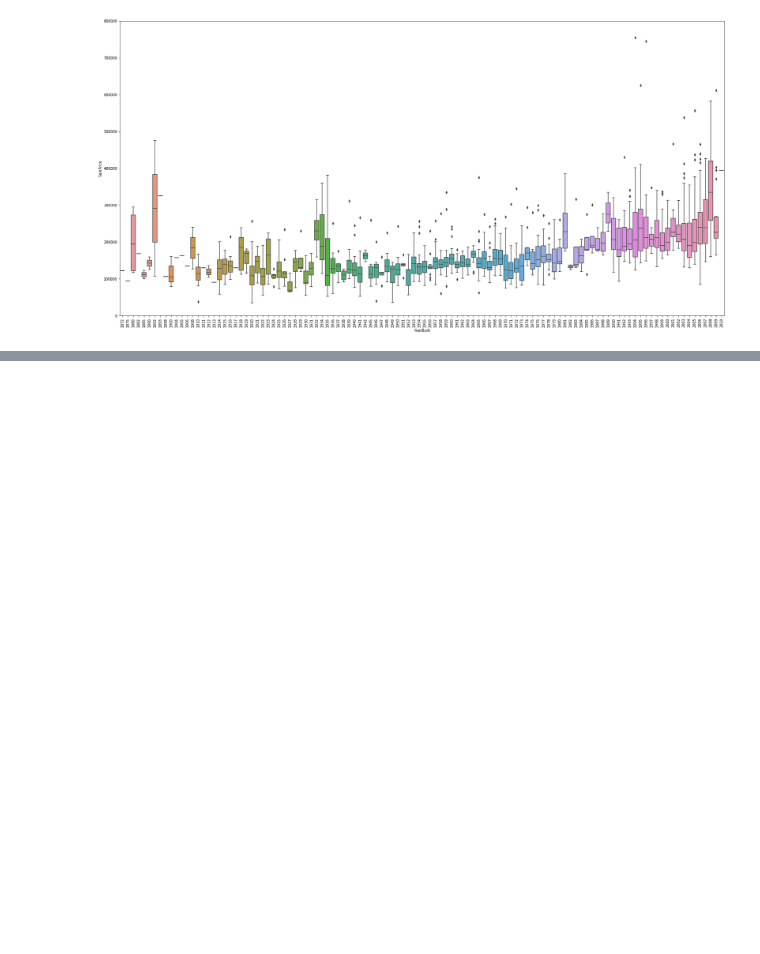
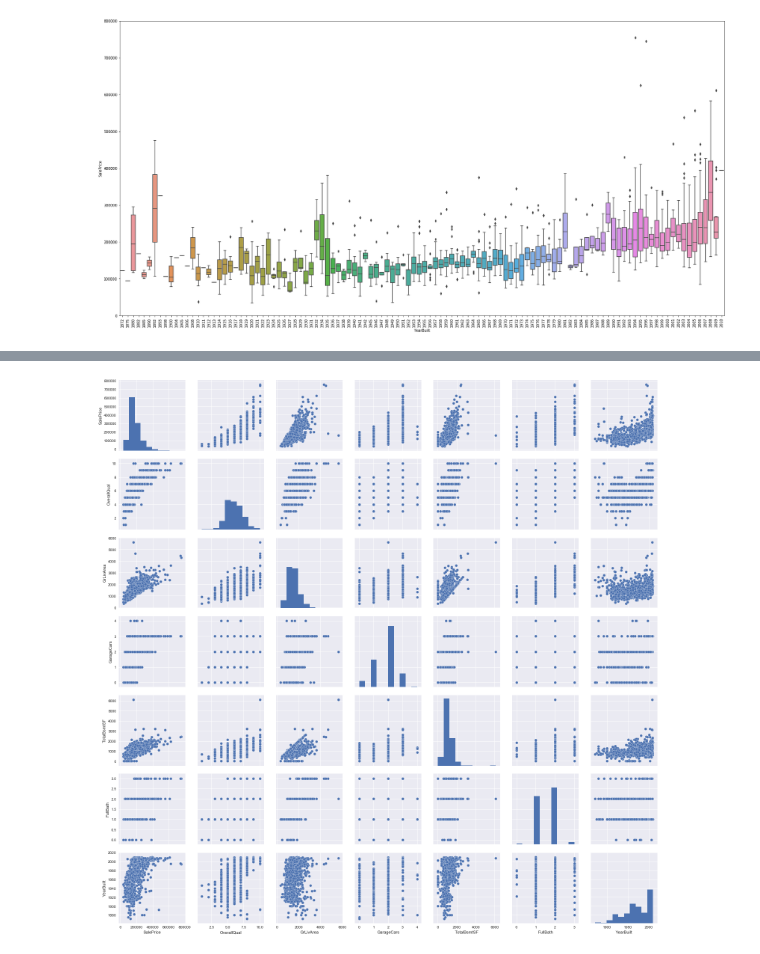
Before and after one commit to Hamifthi/100_days_of_machinelearning, a Jupyter notebook: House prices/Data explotary.ipynb, the cells around one changed output, grey strips where cells are left out. Saved outputs shown, nothing was run; the diff lists cells and outputs as text; code cells hidden in the pictures; blank space fills up the shorter version.

```diff
--- a/House prices/Data explotary.ipynb
+++ b/House prices/Data explotary.ipynb
@@ -68,0 +85,7 @@ plt.xticks(rotation = 90)
+# %%
+sns.set()
+columns = ['SalePrice', 'OverallQual', 'GrLivArea', 'GarageCars', 'TotalBsmtSF', 'FullBath', 'YearBuilt']
+sns.pairplot(df_train[columns], size = 3)
+plt.show()
+# %% [output]
+[figure, added]
```
Also changed, not shown: parts of 2 cells of this notebook.
